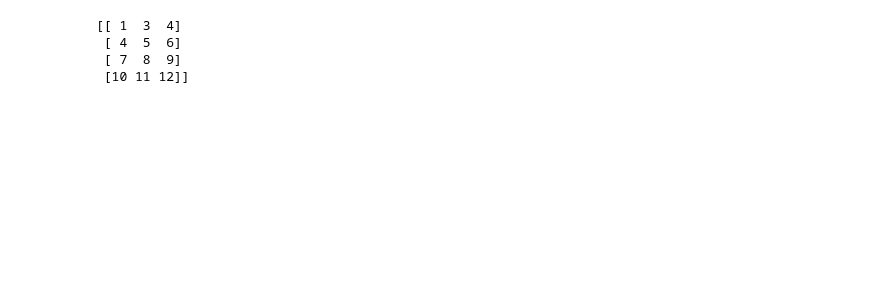
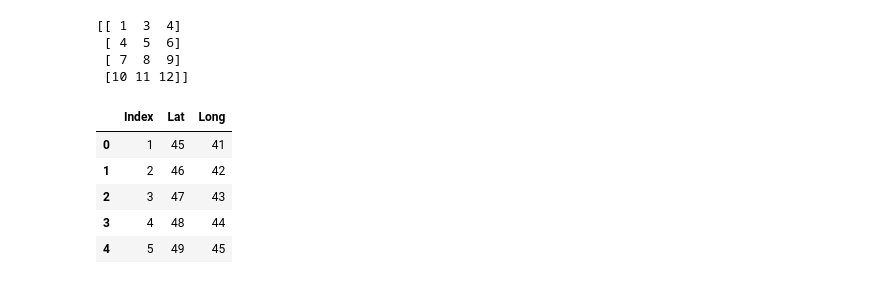
Before and after one commit to achyuthparth/2023Internship, a Jupyter notebook: geocodeLearn.ipynb, the cells around one changed output. Cells and saved outputs as stored; diff of their text form; code cells hidden in the pictures; blank space fills up the shorter version.

```diff
--- a/geocodeLearn.ipynb
+++ b/geocodeLearn.ipynb
@@ -376,3 +383,15 @@ def getRoute(matrix, route = None, loc = 0):
  [ 4  5  6]
  [ 7  8  9]
  [10 11 12]]
+# %%
+import pandas as pd
+path = r"C:\Users\achyu\OneDrive\Documents\Downloads\sampleLatLong.csv"
+df = pd.read_csv(path)
+df.head()
+# %% [output]
+|  | Index | Lat | Long |
+| 0 | 1 | 45 | 41 |
+| 1 | 2 | 46 | 42 |
+| 2 | 3 | 47 | 43 |
+| 3 | 4 | 48 | 44 |
+| 4 | 5 | 49 | 45 |
```
Also changed, not shown: parts of 7 cells of this notebook.
